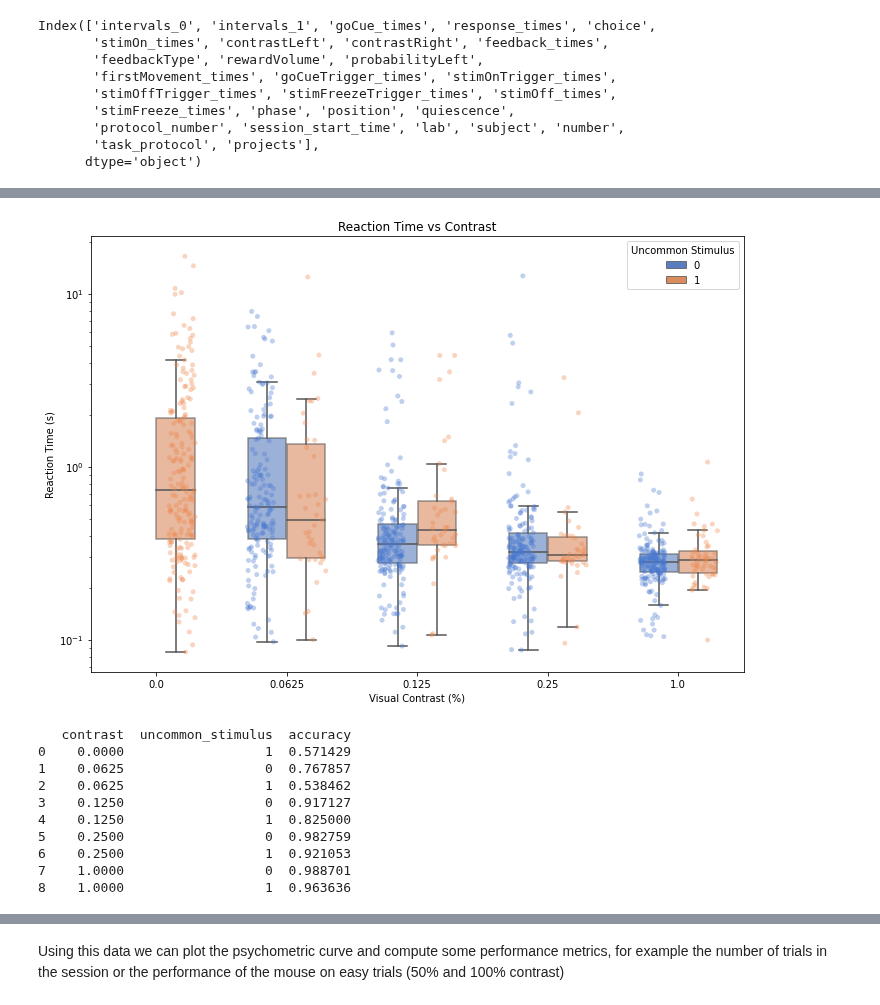
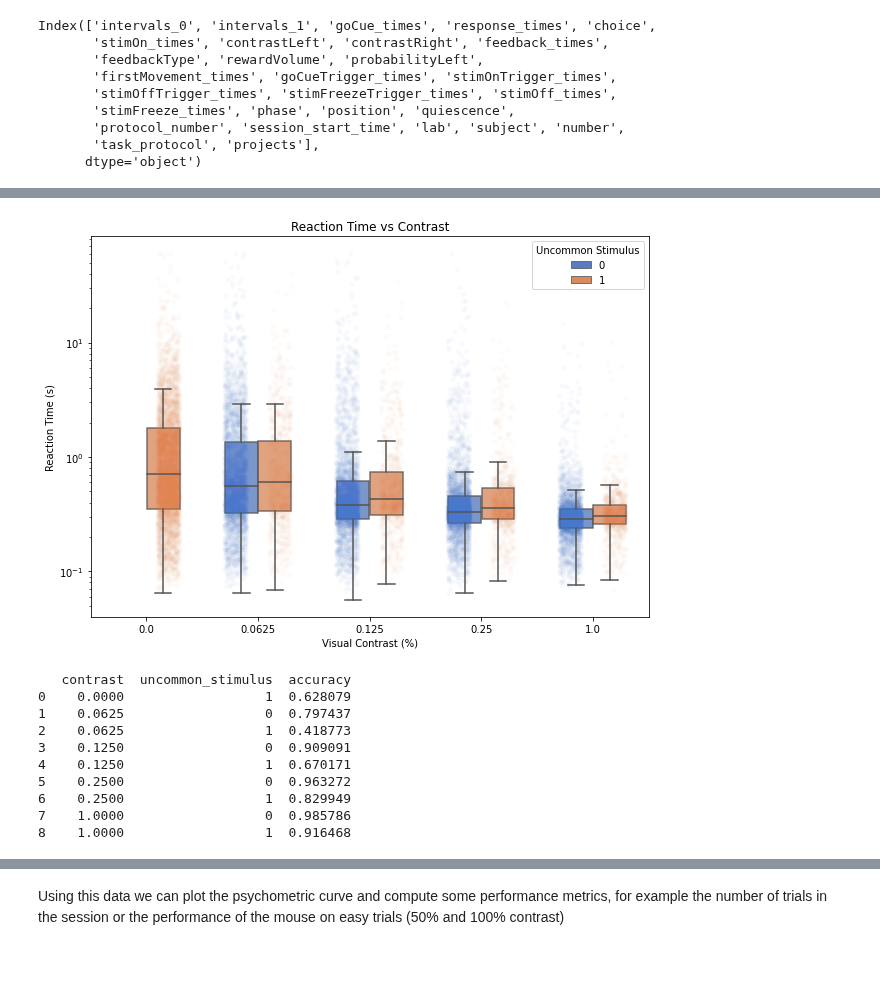
Before and after one commit to ellen-ying/NMA2026, a Jupyter notebook: projects/IBL_behavior_data.ipynb, the cells around one changed output, grey strips where cells are left out. Cells and saved outputs as stored; diff of their text form; code cells hidden in the pictures; blank space fills up the shorter version.

```diff
--- a/projects/IBL_behavior_data.ipynb
+++ b/projects/IBL_behavior_data.ipynb
@@ -99,8 +103,8 @@ We can get the trials data for an individual session of choice, here a the first
 # %%
 # Get the trials data for a single session
 # Find a session run under biasedChoiceWorld
-sess = subject_trials[subject_trials['task_protocol'].str.contains('biasedChoiceWorld')].index.unique()[0]
-trials = subject_trials[subject_trials.index == sess]
+sess_list = subject_trials[subject_trials['task_protocol'].str.contains('biasedChoiceWorld')].index.unique()
+trials = subject_trials[subject_trials.index.isin(sess_list)]
 # %%
 trials.columns
 # %% [output]
@@ -200,40 +206,41 @@ sns.stripplot(
     y="reaction_time",
     hue="uncommon_stimulus",
     dodge=True,  # Separates categories horizontally
-    alpha=0.35,  # Makes dots translucent to show density
+    alpha=0.03,  # Makes dots translucent to show density
     jitter=0.2,  # Spreads points laterally
     palette="muted",
     ax=ax,
+    zorder=1
 )
 
 # 2. Superimpose the Boxplot directly on top
 sns.boxplot(
     data=biased_trials,
     x="contrast",
     y="reaction_time",
     hue="uncommon_stimulus",
     dodge=True,  # Must match the stripplot's dodge
     width=0.6,  # Slightly narrower boxes
     fliersize=0,  # Prevents drawing outliers twice
     palette="muted",
-    boxprops=dict(alpha=0.6),  # Translucent boxes so points remain visible
+    boxprops=dict(alpha=0.8),  # Translucent boxes so points remain visible
     ax=ax,
+    zorder=2
 )
 
 # 3. Clean up the duplicate legend entries
 handles, labels = ax.get_legend_handles_labels()
 ax.legend(handles[:2], labels[:2], title="Uncommon Stimulus")
 
 # Formatting the axis
 ax.set_title("Reaction Time vs Contrast")
 ax.set_xlabel("Visual Contrast (%)")
 ax.set_ylabel("Reaction Time (s)")
 ax.set_yscale("log")  # Using log scale to handle right-skewed reaction times
 
-plt.tight_layout()
 plt.show()
 # %% [output]
-[figure, old version]
+[figure, new version]
 # %%
 # Group by contrast and uncommon_stimulus, then calculate the proportion of correct trials
 accuracy_data = (
@@ -246,15 +253,15 @@ accuracy_data = (
 print(accuracy_data)
 # %% [output]
    contrast  uncommon_stimulus  accuracy
-0    0.0000                  1  0.571429
-1    0.0625                  0  0.767857
-2    0.0625                  1  0.538462
-3    0.1250                  0  0.917127
-4    0.1250                  1  0.825000
-5    0.2500                  0  0.982759
-6    0.2500                  1  0.921053
-7    1.0000                  0  0.988701
-8    1.0000                  1  0.963636
+0    0.0000                  1  0.628079
+1    0.0625                  0  0.797437
+2    0.0625                  1  0.418773
+3    0.1250                  0  0.909091
+4    0.1250                  1  0.670171
+5    0.2500                  0  0.963272
+6    0.2500                  1  0.829949
+7    1.0000                  0  0.985786
+8    1.0000                  1  0.916468
 # %%
 # Initialize the plot layout
 plt.figure(figsize=(10, 6))
```
Also changed, not shown: parts of 28 cells of this notebook, 1 other file.
